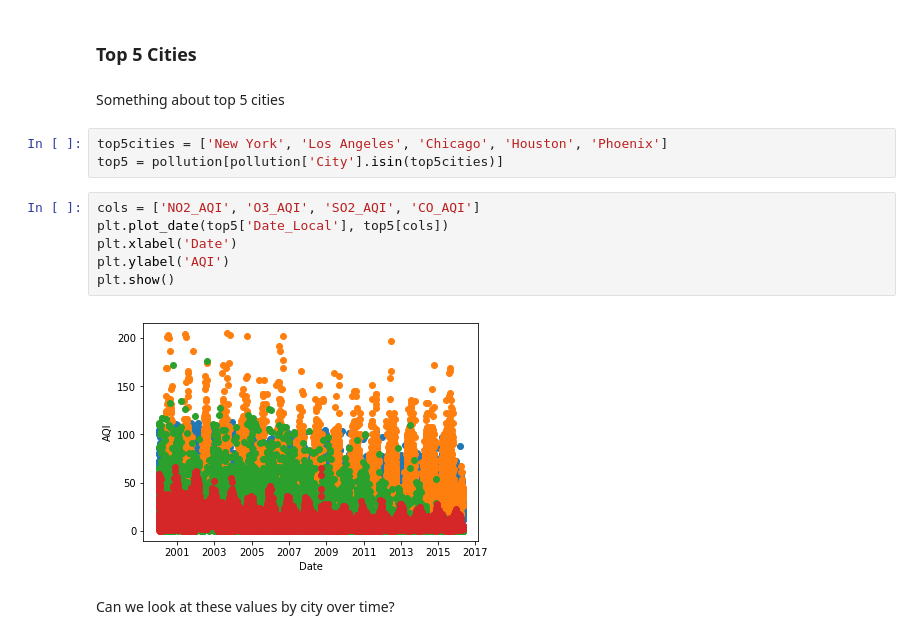
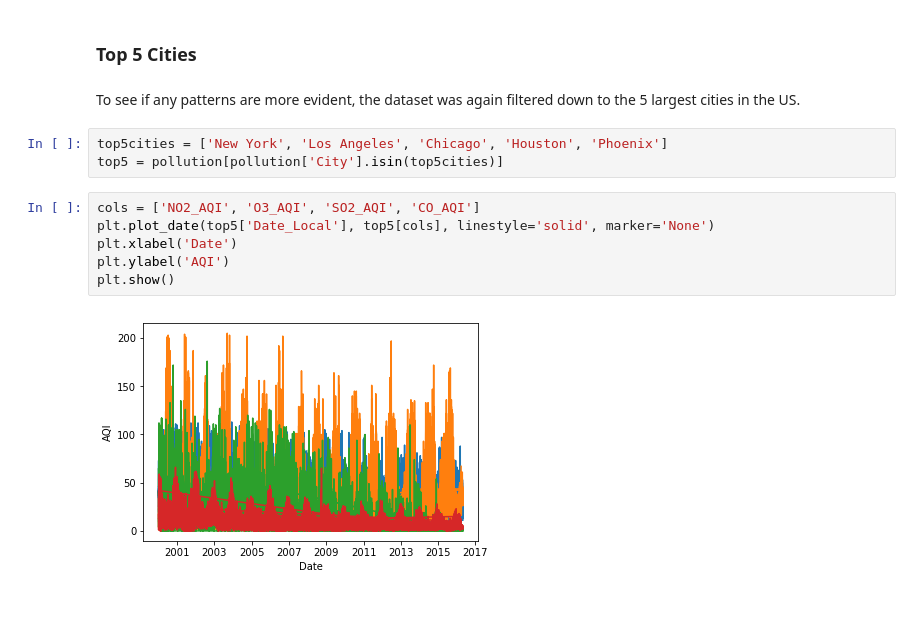
Before and after one commit to bouncebarkrun/Springboard-Data-Science-Career-Track, a Jupyter notebook: 1st Capstone Project/Capstone 1 EDA.ipynb, the cells around one changed output. Drawn from its saved outputs; the diff is of its cells as text; blank space fills up the shorter version.

```diff
--- a/1st Capstone Project/Capstone 1 EDA.ipynb
+++ b/1st Capstone Project/Capstone 1 EDA.ipynb
@@ -162,18 +170,16 @@ plt.show()
 The boxplots confirmed that each city has its own unique profile of pollutants.
 # %% [markdown]
 ### Top 5 Cities
-# %% [markdown]
-Something about top 5 cities
+# %% [markdown]
+To see if any patterns are more evident, the dataset was again filtered down to the 5 largest cities in the US.
 # %%
 top5cities = ['New York', 'Los Angeles', 'Chicago', 'Houston', 'Phoenix']
 top5 = pollution[pollution['City'].isin(top5cities)]
 # %%
 cols = ['NO2_AQI', 'O3_AQI', 'SO2_AQI', 'CO_AQI']
-plt.plot_date(top5['Date_Local'], top5[cols])
+plt.plot_date(top5['Date_Local'], top5[cols], linestyle='solid', marker='None')
 plt.xlabel('Date')
 plt.ylabel('AQI')
 plt.show()
 # %% [output]
-[figure, old version]
+[figure, new version]
-# %% [markdown]
-Can we look at these values by city over time?
```
Also changed, not shown: parts of 5 cells of this notebook.
